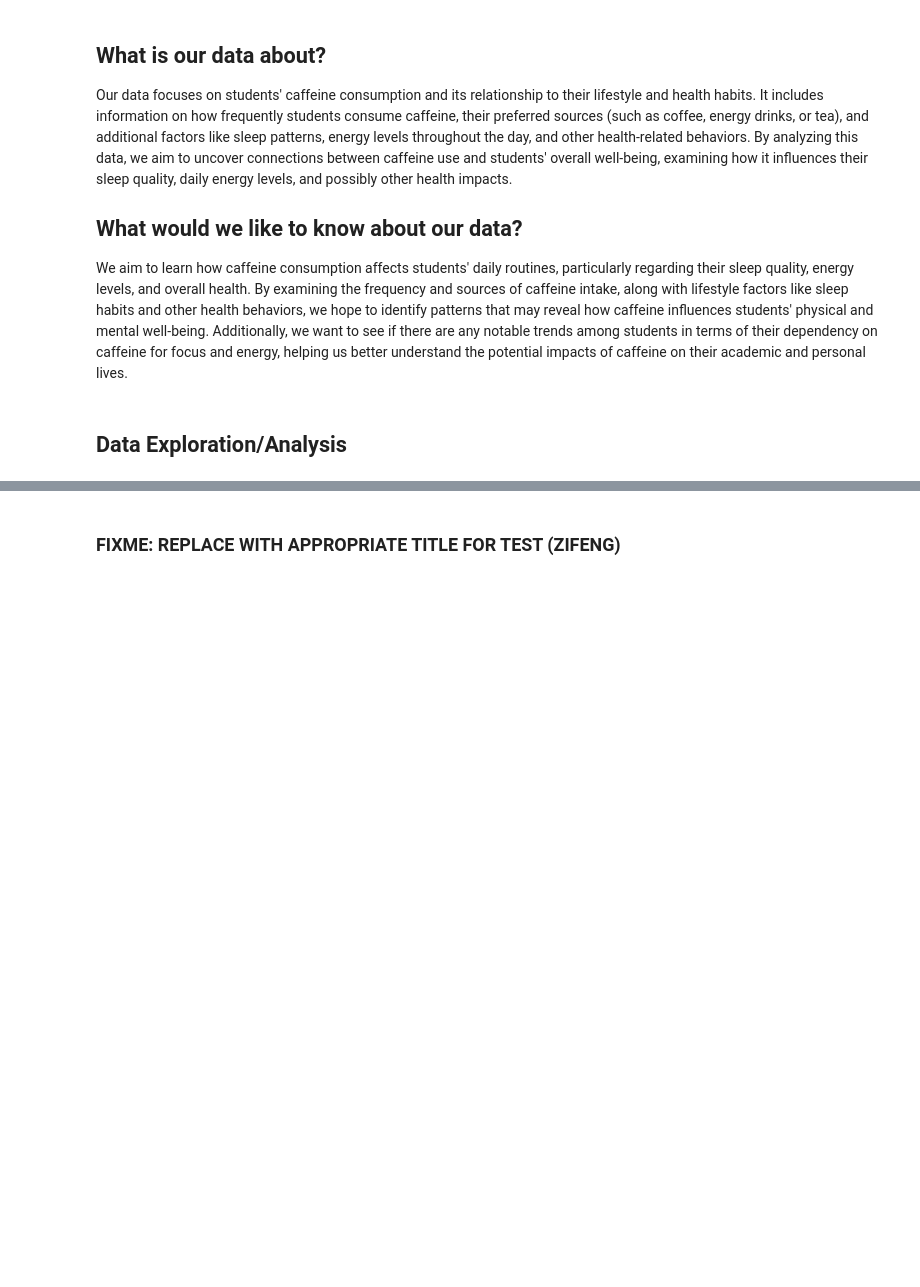
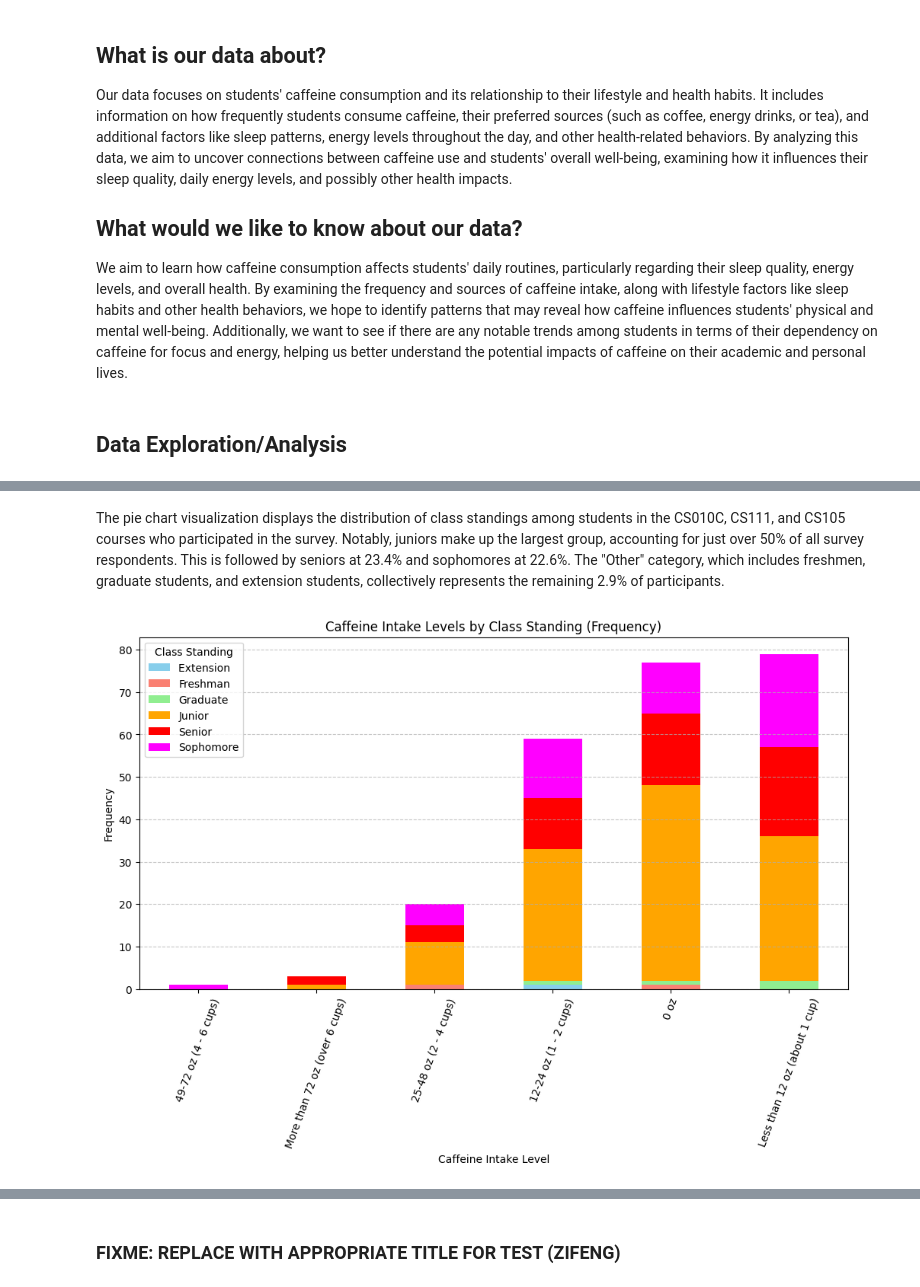
Before and after one commit to rzhou052/CS105-Mini-Project, a Jupyter notebook: Mini-Project.ipynb, the cells around one changed output, grey strips where cells are left out. Drawn from its saved outputs; the diff is of its cells as text; code cells hidden in the pictures; blank space fills up the shorter version.

```diff
--- a/Mini-Project.ipynb
+++ b/Mini-Project.ipynb
@@ -24,0 +35,18 @@ df = pd.read_csv("data/CleanedResponses.csv")
+# %% [markdown]
+The pie chart visualization displays the distribution of class standings among students in the CS010C, CS111, and CS105 courses who participated in the survey. Notably, juniors make up the largest group, accounting for just over 50% of all survey respondents. This is followed by seniors at 23.4% and sophomores at 22.6%. The "Other" category, which includes freshmen, graduate students, and extension students, collectively represents the remaining 2.9% of participants.
+# %%
+caffeine_counts = pd.crosstab(df['caffeineIntake'], df['classStanding'])
+
+caffeine_counts = caffeine_counts.loc[caffeine_counts.sum(axis=1).sort_values().index]
+
+caffeine_counts.plot(kind='bar', stacked=True, figsize=(12, 6), color=['skyblue', 'salmon', 'lightgreen', 'orange', 'red', 'magenta'])
+
+plt.title('Caffeine Intake Levels by Class Standing (Frequency)')
+plt.xlabel('Caffeine Intake Level')
+plt.xticks(rotation=70)
+plt.ylabel('Frequency')
+plt.legend(title="Class Standing")
+plt.grid(axis='y', linestyle='--', alpha=0.7)
+plt.show()
+# %% [output]
+[figure, added]
```
Also changed, not shown: parts of 8 cells of this notebook.
